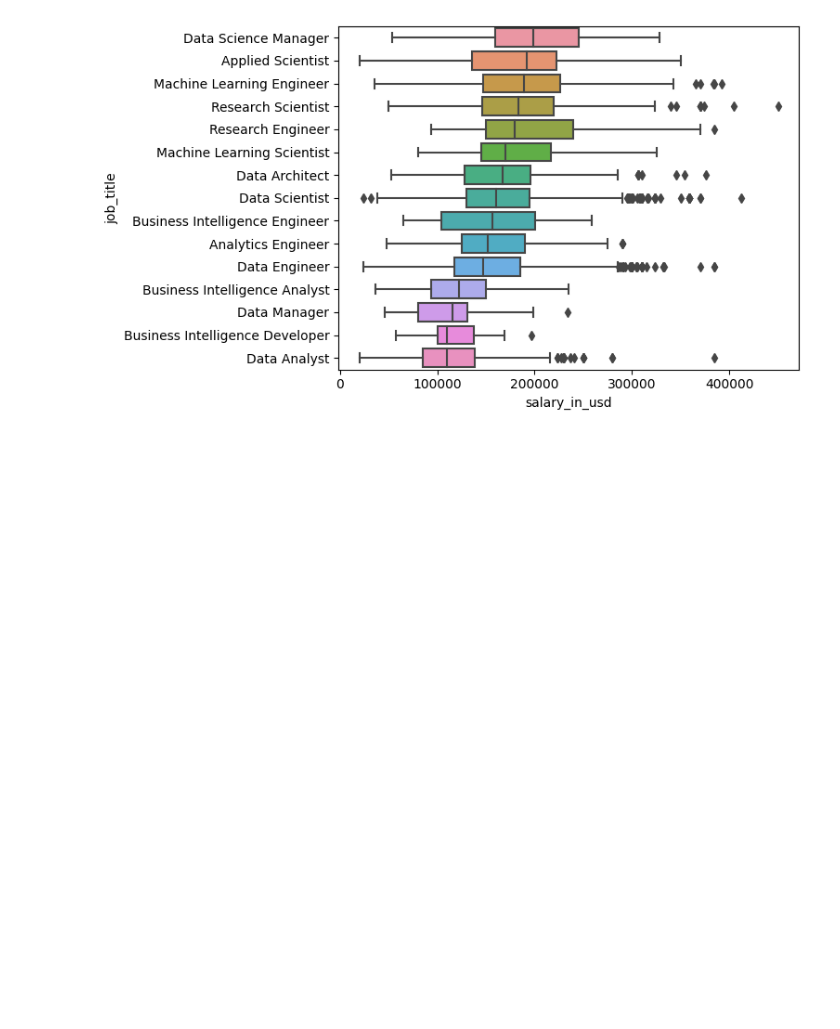
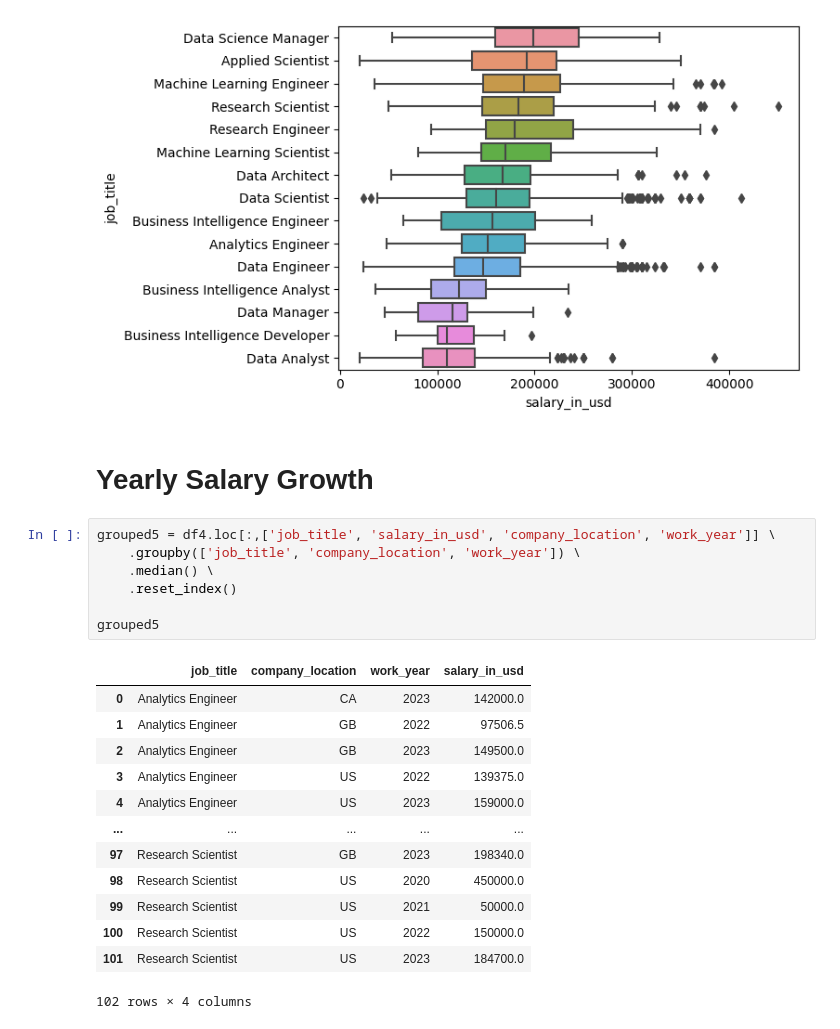
Before and after one commit to mezkymy/global-salaries, a Jupyter notebook: global-salaries.ipynb, the cells around one changed output. Cells and saved outputs as stored; diff of their text form; blank space fills up the shorter version.

```diff
--- a/global-salaries.ipynb
+++ b/global-salaries.ipynb
@@ -484,3 +484,26 @@ sns.boxplot(data=df_US, x='salary_in_usd', y='job_title', order=grouped4.index)
 plt.show()
 # %% [output]
 [figure]
+# %% [markdown]
+# Yearly Salary Growth
+# %%
+grouped5 = df4.loc[:,['job_title', 'salary_in_usd', 'company_location', 'work_year']] \
+    .groupby(['job_title', 'company_location', 'work_year']) \
+    .median() \
+    .reset_index()
+
+grouped5
+# %% [output]
+|  | job_title | company_location | work_year | salary_in_usd |
+| 0 | Analytics Engineer | CA | 2023 | 142000.0 |
+| 1 | Analytics Engineer | GB | 2022 | 97506.5 |
+| 2 | Analytics Engineer | GB | 2023 | 149500.0 |
+| 3 | Analytics Engineer | US | 2022 | 139375.0 |
+| 4 | Analytics Engineer | US | 2023 | 159000.0 |
+| ... | ... | ... | ... | ... |
+| 97 | Research Scientist | GB | 2023 | 198340.0 |
+| 98 | Research Scientist | US | 2020 | 450000.0 |
+| 99 | Research Scientist | US | 2021 | 50000.0 |
+| 100 | Research Scientist | US | 2022 | 150000.0 |
+| 101 | Research Scientist | US | 2023 | 184700.0 |
+102 rows × 4 columns
```
Also changed, not shown: parts of 3 cells of this notebook.
